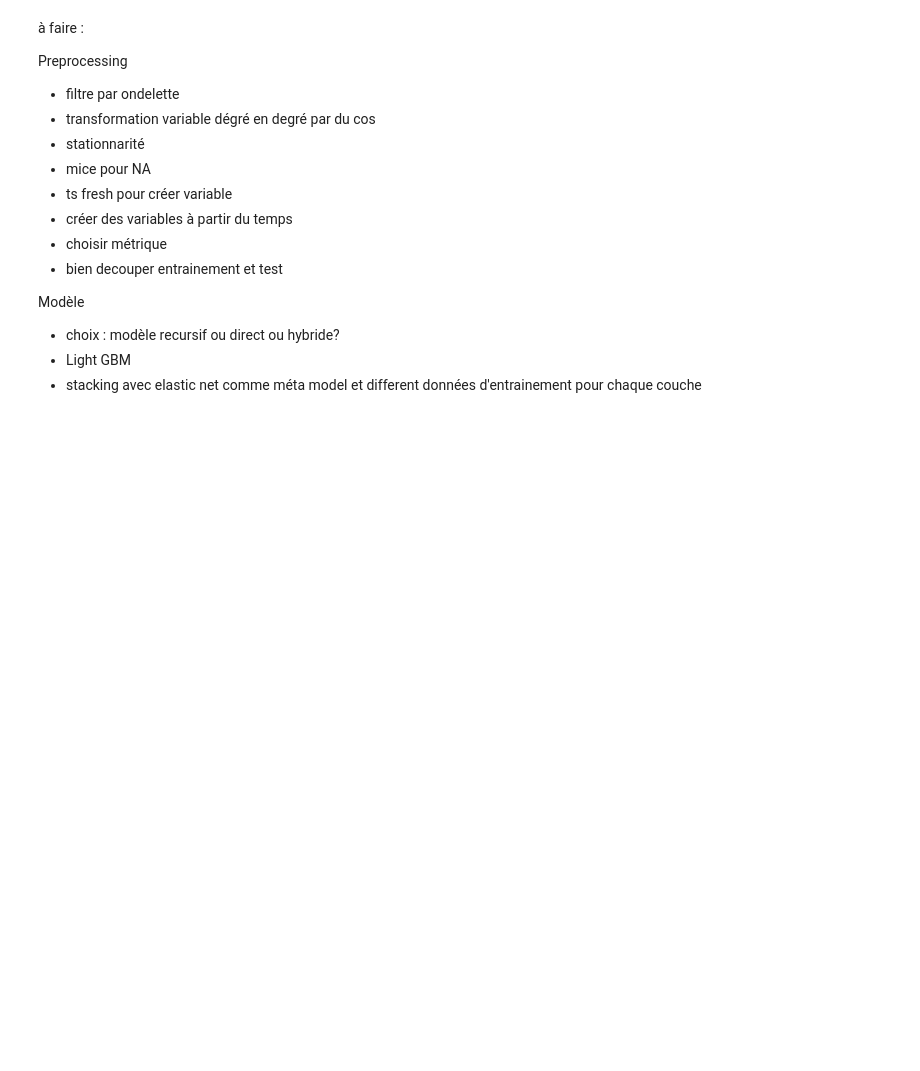
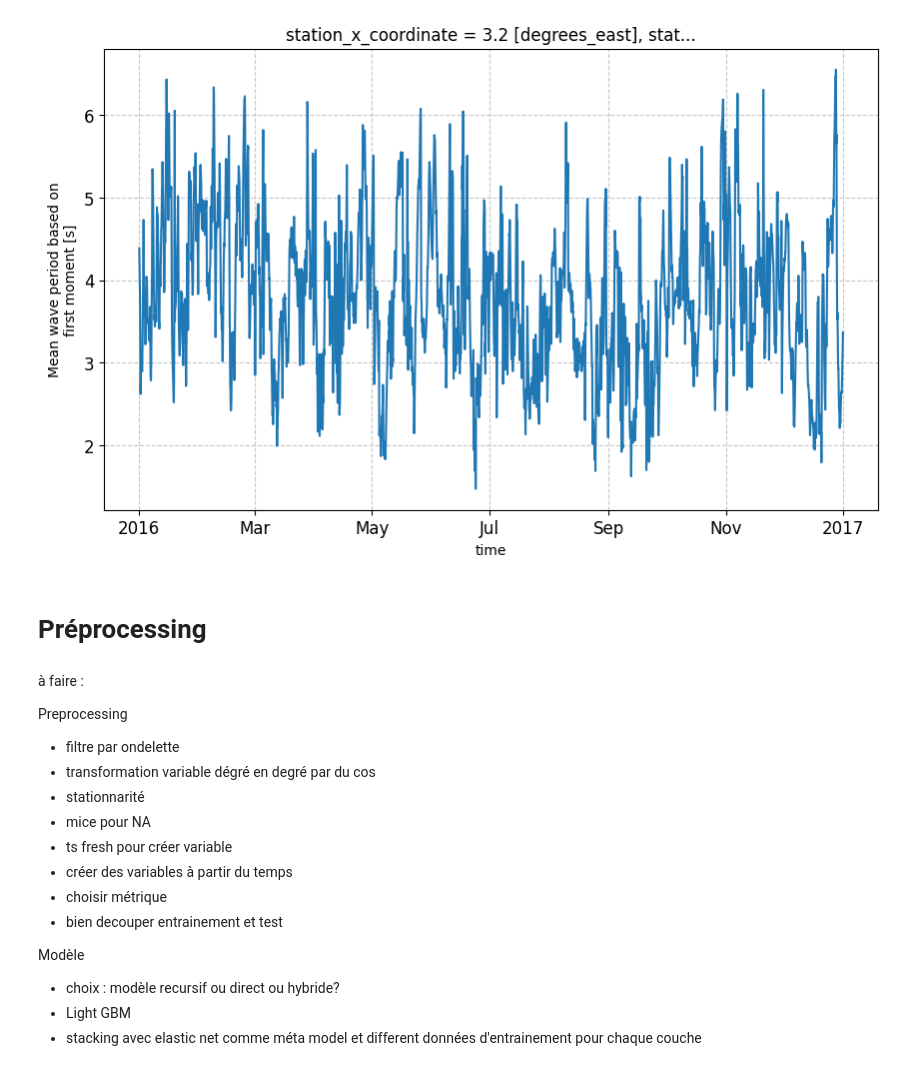
Before and after one commit to vonguyenthaonhi/SERIE-TEMPORELLE-MOSEF, a Jupyter notebook: projet.ipynb, the cells around one changed output. Cells and saved outputs as stored; diff of their text form; code cells hidden in the pictures; blank space fills up the shorter version.

```diff
--- a/projet.ipynb
+++ b/projet.ipynb
@@ -5,0 +205,12 @@ FileNotFoundError: [Errno 2] No such file or directory: 'c:\\Users\\lucas\\OneDr
+# %%
+fig, ax = plt.subplots(figsize=(10, 6))  # Taille du graphique
+xr.open_dataset(netcdf_files[0])['mp1'].isel(locs=2708).plot(ax=ax)
+
+ax.tick_params(axis='both', which='major', labelsize=12)  # Taille des labels des axes
+
+# Afficher la grille
+ax.grid(True, linestyle='--', alpha=0.7)
+
+plt.show()
+# %% [output]
+[figure, added]
@@ -6,3 +233,5 @@ FileNotFoundError: [Errno 2] No such file or directory: 'c:\\Users\\lucas\\OneDr
+# %% [markdown]
+# Préprocessing
 # %% [markdown]
 à faire :
 
```
Also changed, not shown: parts of 11 cells of this notebook.
